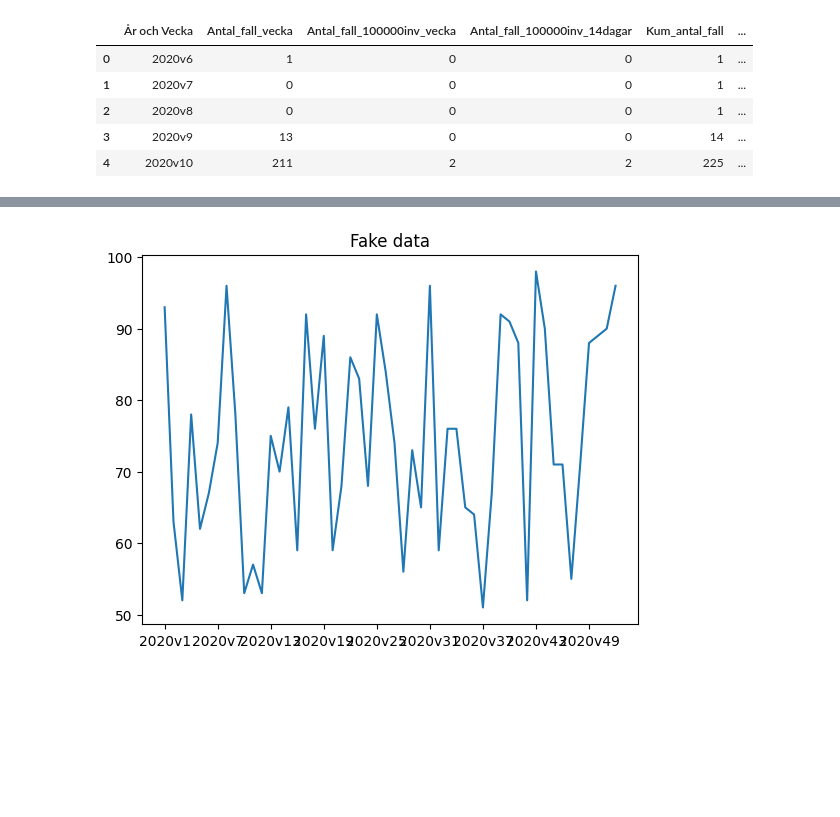
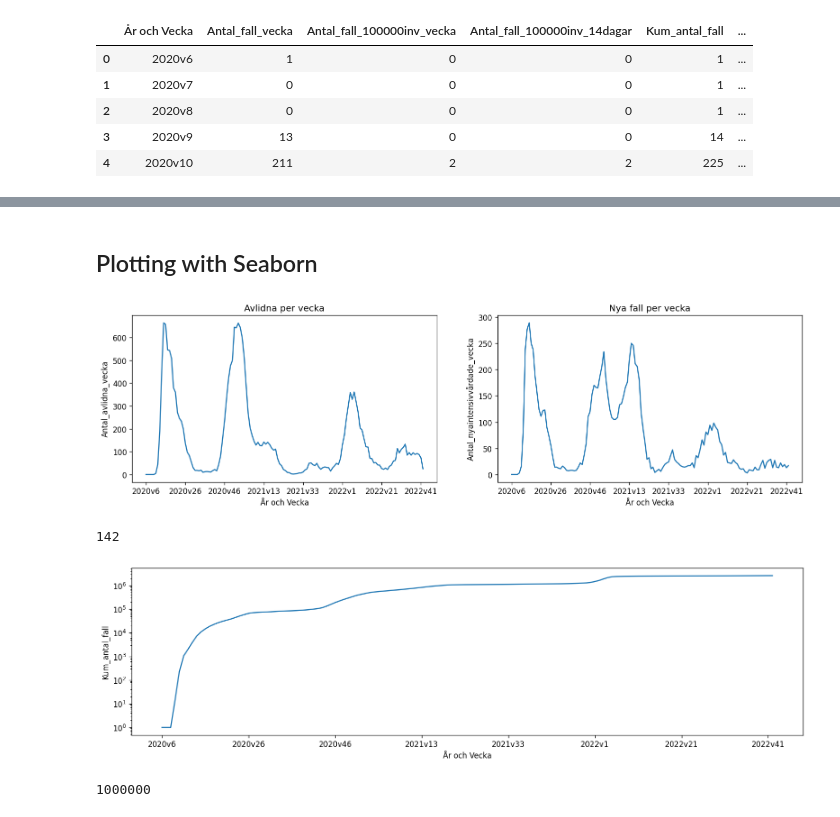
Before and after one commit to Rufshod/Databehandling-Alexander-Andersson, a Jupyter notebook: Lab/Code/Lab_draft.ipynb, the cells around one changed output, grey strips where cells are left out. Saved outputs shown, nothing was run; the diff lists cells and outputs as text; code cells hidden in the pictures; blank space fills up the shorter version.

Commit message:
Plotting function for uppg 1

```diff
--- a/Lab/Code/Lab_draft.ipynb
+++ b/Lab/Code/Lab_draft.ipynb
@@ -99,12 +93,13 @@ sns.lineplot(df, y = df["Antal_avlidna_vecka"], x = df["År och Vecka"])
-# %%
- # How to get more readability
-ax = plt.axes()
-
-weeks = [f"2020v{i}" for i in range(1,53)]
-values = np.random.randint(50,100, 52)
-
-sns.lineplot(x = weeks, y = values, ax = ax)
-ax.set(title = "Fake data")
-ax.xaxis.set_major_locator(plt.MaxNLocator(10))
-# %% [output]
-[figure, removed]
+# %% [markdown]
+## Plotting with Seaborn
+# %%
+year = df["År och Vecka"]
+
+fig, ax = plt.subplots(1,2, figsize = (16, 4), dpi = 120)
+
+sns.lineplot(df, x = year, y = df["Antal_avlidna_vecka"], ax = ax[0]).xaxis.set_major_locator(plt.MaxNLocator(9)) # Title is not informativ. Change later
+sns.lineplot(df, x = year, y = df["Antal_nyaintensivvårdade_vecka"], ax = ax[1]).xaxis.set_major_locator(plt.MaxNLocator(9)) # Same as above
+ax[0].set(title="Avlidna per vecka")
+ax[1].set(title="Nya fall per vecka");
+# %% [output]
+[figure, added]
@@ -110,0 +109,22 @@ ax.xaxis.set_major_locator(plt.MaxNLocator(10))
+# %%
+# Function for plotting seaborn graphs.
+def sns_plot_func(x, y, data):  # setting the function
+    """Used to quickly plot with seaborn""" # Docstring PLACEHOLDER
+    fig, ax = plt.subplots(figsize=(16, 4), dpi=120) # Subplot. TODO add actual subplots with ifstatement to check if list is >=2
+    sns.lineplot(data=data, x=x, y=y) # Plot code
+    ax.xaxis.set_major_locator(plt.MaxNLocator(8)) # Set major locator to not show all values on x.
+
+    if data[y].max() >= 10**6: # ifstatement to see if y data is above 1000000. if it is set yscale to logorithmic scale.
+        ax.set_yscale("log")
+
+len(df["Kum_antal_fall"]) # Test code
+# %% [output]
+142
+# %%
+sns_plot_func(year, "Kum_antal_fall",df)
+# %% [output]
+[figure, added]
+# %%
+10**6
+# %% [output]
+1000000
```
Also changed, not shown: parts of 7 cells of this notebook, 2 other files.
